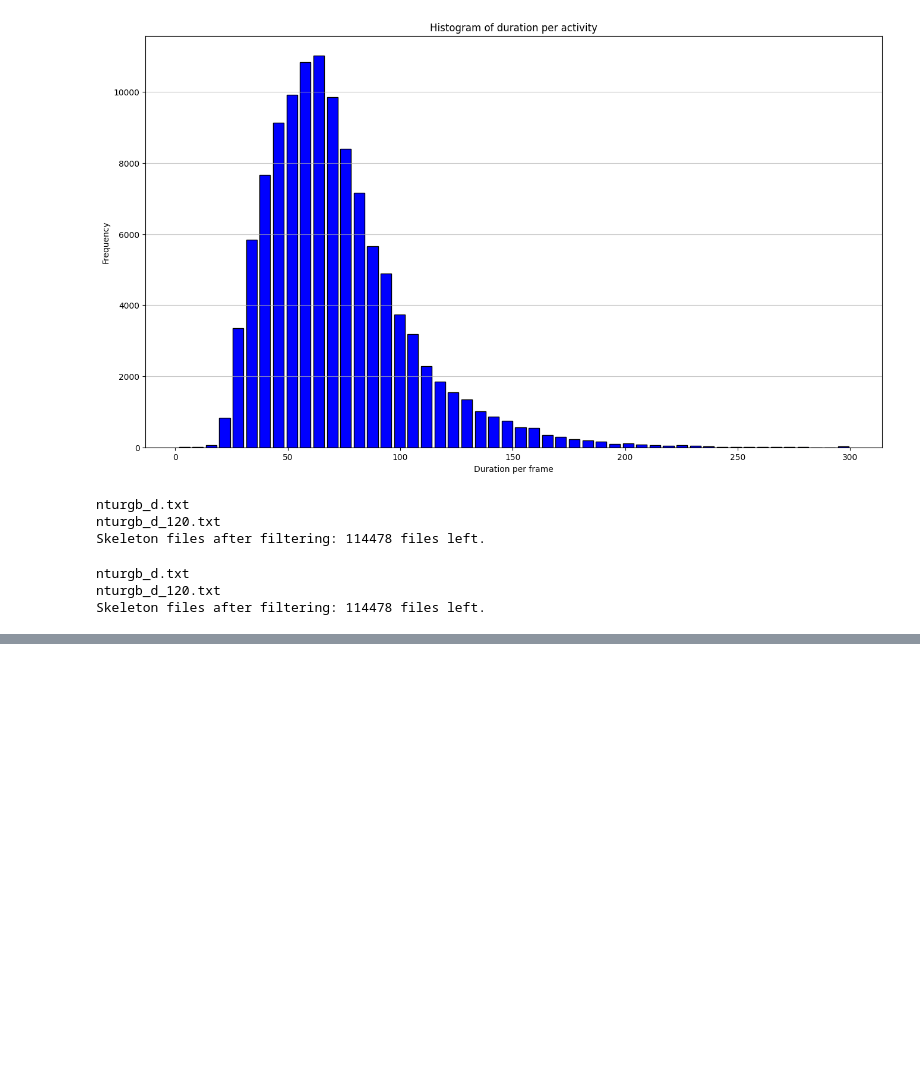
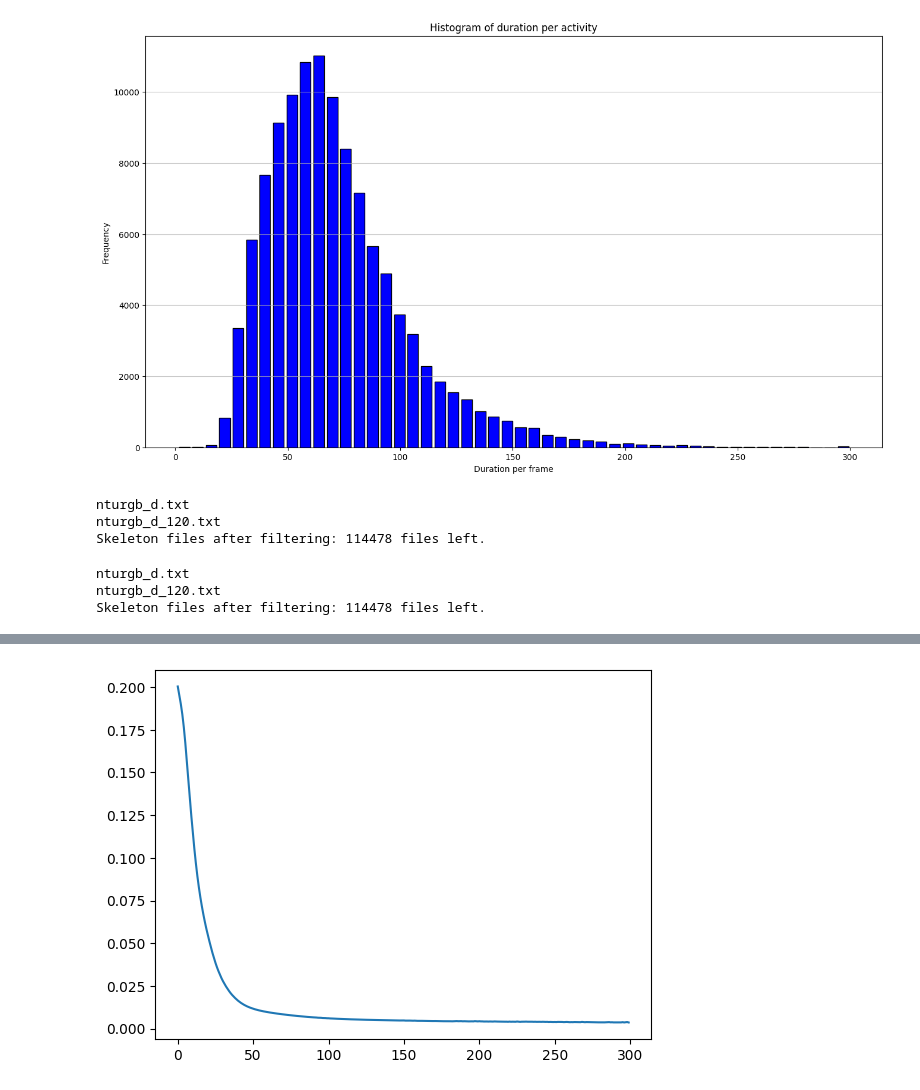
Before and after one commit to kaseris/skelcast, a Jupyter notebook: notebooks/eda.ipynb, the cells around one changed output, grey strips where cells are left out. Cells and saved outputs as stored; diff of their text form; code cells hidden in the pictures; blank space fills up the shorter version.

Commit message:
Overfit batch experiment. Setup models and experiment runner

```diff
--- a/notebooks/eda.ipynb
+++ b/notebooks/eda.ipynb
@@ -205,4 +212,0 @@ torch.Size([4, 280, 20, 300])
-# %%
-class SimpleLSTMRegressor(nn.Module):
-    def __init__(self, n_hidden=128) -> None:
-        super().__init__(*args, **kwargs)
@@ -230,0 +213,14 @@ torch.Size([280, 20, 300])
+# %%
+class SimpleLSTMRegressor(nn.Module):
+    def __init__(self, input_size=300, n_hidden=64, n_layers=2) -> None:
+        super().__init__()
+        self.lstm = nn.LSTM(input_size=input_size, hidden_size=n_hidden, num_layers=n_layers, batch_first=True)
+        self.linear = nn.Linear(in_features=n_hidden, out_features=300)
+
+    def forward(self, x):
+        out, _ = self.lstm(x)
+        out = self.linear(out)
+        return out
+
+device = torch.device('cuda' if torch.cuda.is_available() else 'cpu')
+print(device)
@@ -230,0 +229,21 @@ torch.Size([280, 20, 300])
+# %%
+model = SimpleLSTMRegressor(input_size=300, n_hidden=128, n_layers=2)
+optimizer = torch.optim.AdamW(model.parameters(), lr=1e-3)
+criterion = nn.MSELoss()
+
+loss_history = []
+n_epochs = 300
+
+criterion = criterion.to(device=device)
+model = model.to(device=device)
+x = batch.x.view(batch_size * n_samples, seq_len, dims).to(device)
+y = batch.y.view(batch_size * n_samples, seq_len, dims).to(device)
+for epoch in range(n_epochs):
+    print(f'Epoch: {epoch + 1}')
+    optimizer.zero_grad()
+    predictions = model(x)
+    loss = criterion(predictions, y)
+    print(f'Loss: {loss.item()}')
+    loss_history.append(loss.item())
+    loss.backward()
+    optimizer.step()
@@ -230,0 +268,6 @@ torch.Size([280, 20, 300])
+# %%
+import numpy as np
+plt.plot(loss_history)
+plt.show()
+# %% [output]
+[figure, added]
```
Also changed, not shown: parts of 5 cells of this notebook, 5 other files.
